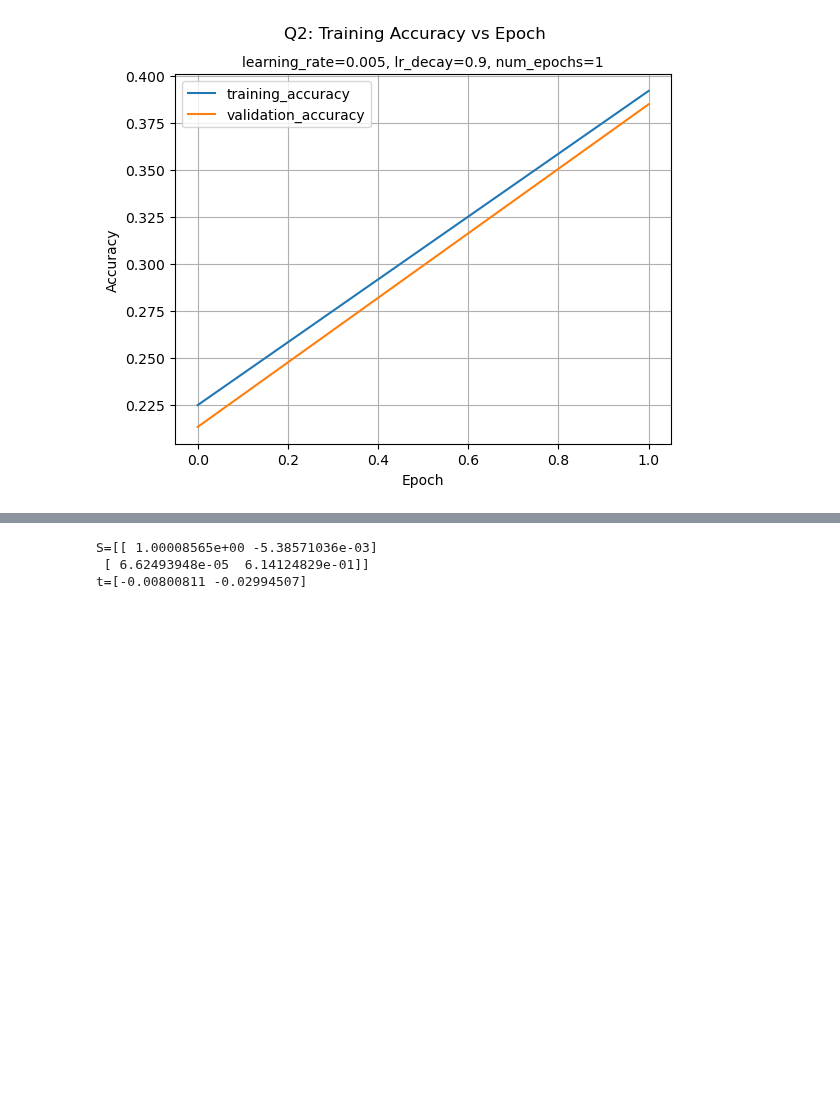
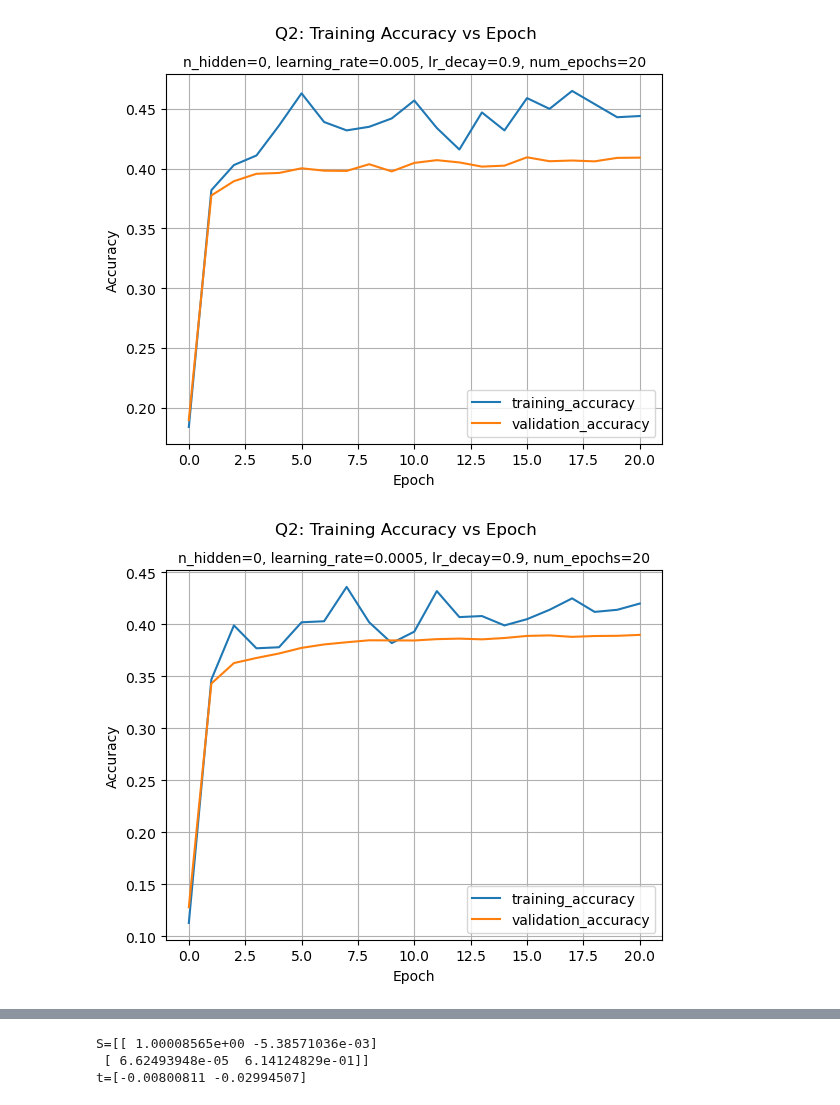
Before and after one commit to Javen-W/CSE803-Computer-Vision, a Jupyter notebook: HW4/CSE803_HW4.ipynb, the cells around one changed output, grey strips where cells are left out. Drawn from its saved outputs; the diff is of its cells as text; code cells hidden in the pictures; blank space fills up the shorter version.

Commit message:
impl q2 cv & trainings

```diff
--- a/HW4/CSE803_HW4.ipynb
+++ b/HW4/CSE803_HW4.ipynb
@@ -540,7 +540,7 @@ def trainNetwork(model, data, **kwargs):
     model.params = best_params
     return model, train_acc_history, val_acc_history
 
-def train(model, model_name, learning_rate=5e-3, lr_decay=0.9, num_epochs=20):
+def train(model_name, n_hidden=None, learning_rate=5e-3, lr_decay=0.9, num_epochs=20):
     # load data
     data = load_cifar10()
     train_data = {
@@ -551,6 +551,11 @@ def train(model, model_name, learning_rate=5e-3, lr_decay=0.9, num_epochs=20):
     #######################################################################
     # TODO: Set up model hyperparameters                                  #
     #######################################################################
+    # initialize model
+    model = SoftmaxClassifier(
+        hidden_dim=n_hidden,
+    )
+
     model, train_acc_history, val_acc_history = trainNetwork(
         model,
         train_data,
@@ -607,27 +612,41 @@ Q2: Softmax Classifier with One Layer Neural Network
 
 https://www.cs.toronto.edu/~kriz/cifar-10-python.tar.gz
 """
-# initialize model
-model = SoftmaxClassifier(
-    hidden_dim=None,
-)
+# cross-validation parameters
+cv_params = [
+    {
+        'n_hidden': 0,
+        'learning_rate': 5e-3,
+        'lr_decay': 0.9,
+        'num_epochs': 20,
+    },
+    {
+        'n_hidden': 0,
+        'learning_rate': 5e-4,
+        'lr_decay': 0.9,
+        'num_epochs': 20,
+    },
+    {
+        'n_hidden': 0,
+        'learning_rate': 5e-4,
+        'lr_decay': 0.99,
+        'num_epochs': 100,
+    },
+]
 
-# train model and report results
-train_params = {
-    'learning_rate': 5e-3,
-    'lr_decay': 0.9,
-    'num_epochs': 1,
-}
-train_acc_history, val_acc_history, test_acc = train(
-    model,
-    model_name="q2",
-    **train_params,
-)
-plot_training_history(
-    "q2",
-    "Q2: Training Accuracy vs Epoch",
-    train_acc_history,
-    val_acc_history,
-    train_params
-)
+# run cross-validation
+for i, train_params in enumerate(cv_params):
+    model_name = f"q2_{i + 1}"
+    # train model and report results
+    train_acc_history, val_acc_history, test_acc = train(
+        model_name,
+        **train_params,
+    )
+    plot_training_history(
+        model_name,
+        "Q2: Training Accuracy vs Epoch",
+        train_acc_history,
+        val_acc_history,
+        train_params
+    )
 # %% [output]
@@ -638 +670,2 @@ Test accuracy: 0.3921
-[figure, old version]
+[figure, new version]
+[figure, added]
```
Also changed, not shown: parts of 1 cell of this notebook, 7 other files.
